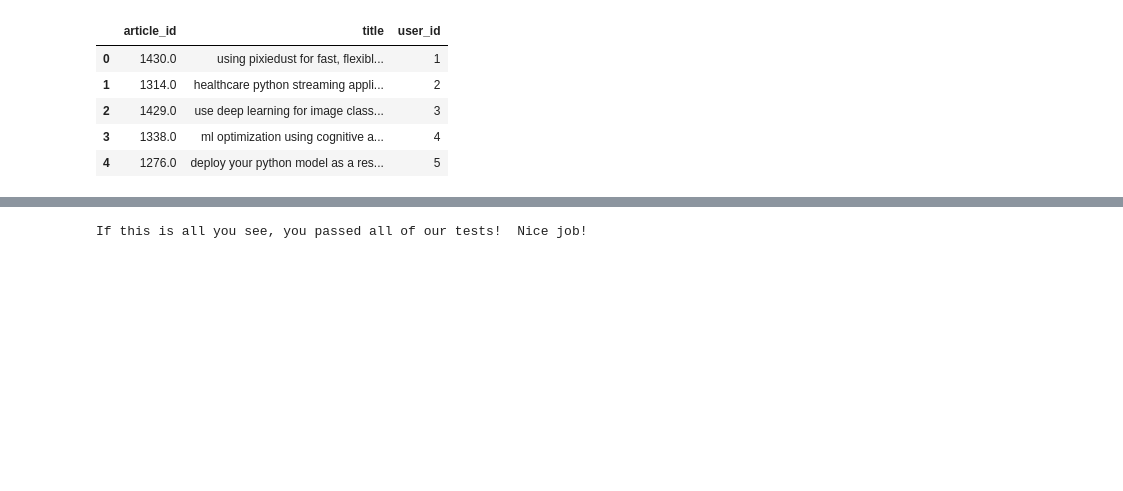
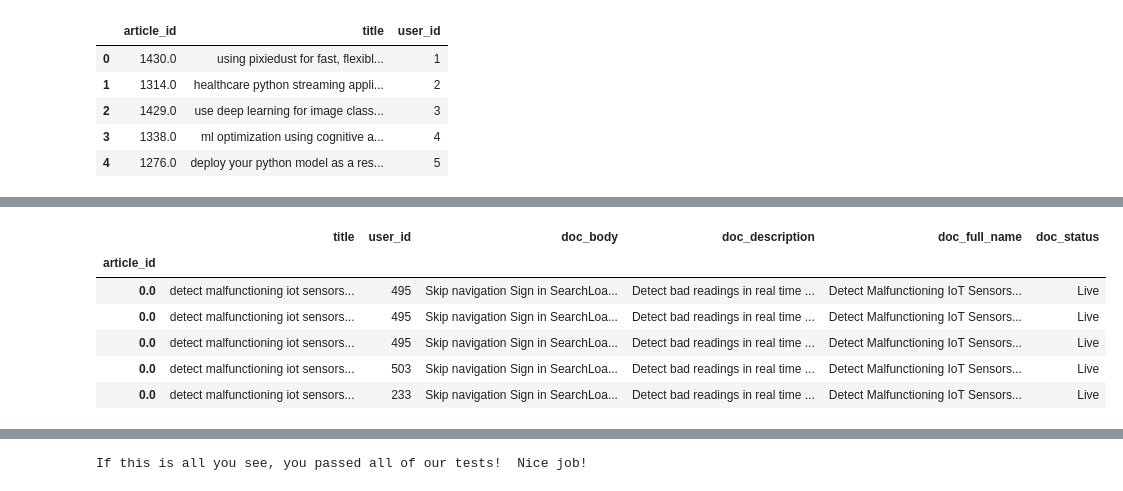
Before and after one commit to amosvoron/udacity, a Jupyter notebook: Recommendations_with_IBM.ipynb, the cells around one changed output, grey strips where cells are left out. Drawn from its saved outputs; the diff is of its cells as text; code cells hidden in the pictures; blank space fills up the shorter version.

```diff
--- a/Recommendations_with_IBM.ipynb
+++ b/Recommendations_with_IBM.ipynb
@@ -456,0 +514,2 @@ df.head()
+# %%
+df_content.set_index('article_id').tail()
@@ -456,0 +524,13 @@ df.head()
+# %%
+# Every article from df matches certain article from df_content !!!
+
+joined = df.set_index('article_id').join(df_content.set_index('article_id'))
+joined.head()
+# %% [output]
+|  | title | user_id | doc_body | doc_description | doc_full_name | doc_status |
+| article_id |  |  |  |  |  |  |
+| 0.0 | detect malfunctioning iot sensors... | 495 | Skip navigation Sign in SearchLoa... | Detect bad readings in real time ... | Detect Malfunctioning IoT Sensors... | Live |
+| 0.0 | detect malfunctioning iot sensors... | 495 | Skip navigation Sign in SearchLoa... | Detect bad readings in real time ... | Detect Malfunctioning IoT Sensors... | Live |
+| 0.0 | detect malfunctioning iot sensors... | 495 | Skip navigation Sign in SearchLoa... | Detect bad readings in real time ... | Detect Malfunctioning IoT Sensors... | Live |
+| 0.0 | detect malfunctioning iot sensors... | 503 | Skip navigation Sign in SearchLoa... | Detect bad readings in real time ... | Detect Malfunctioning IoT Sensors... | Live |
+| 0.0 | detect malfunctioning iot sensors... | 233 | Skip navigation Sign in SearchLoa... | Detect bad readings in real time ... | Detect Malfunctioning IoT Sensors... | Live |
```
Also changed, not shown: parts of 24 cells of this notebook.
